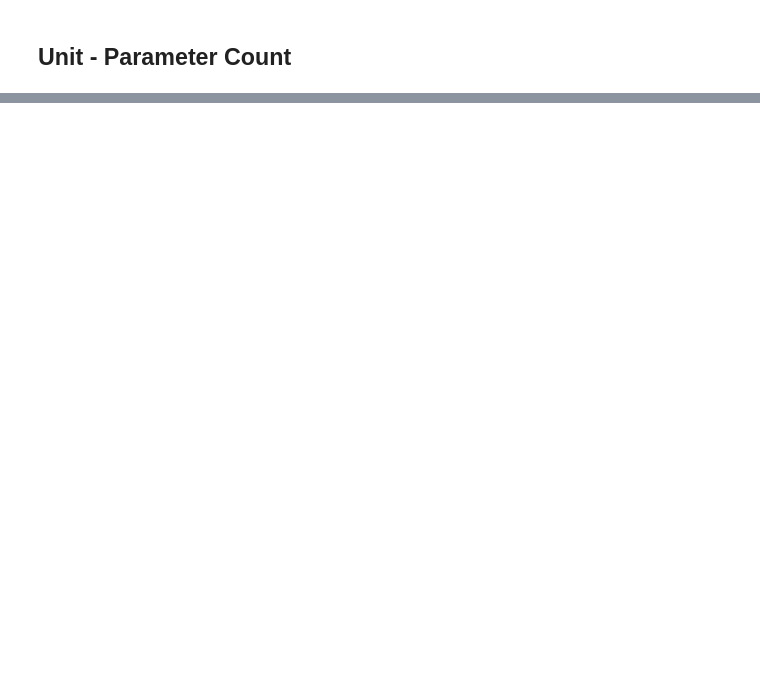
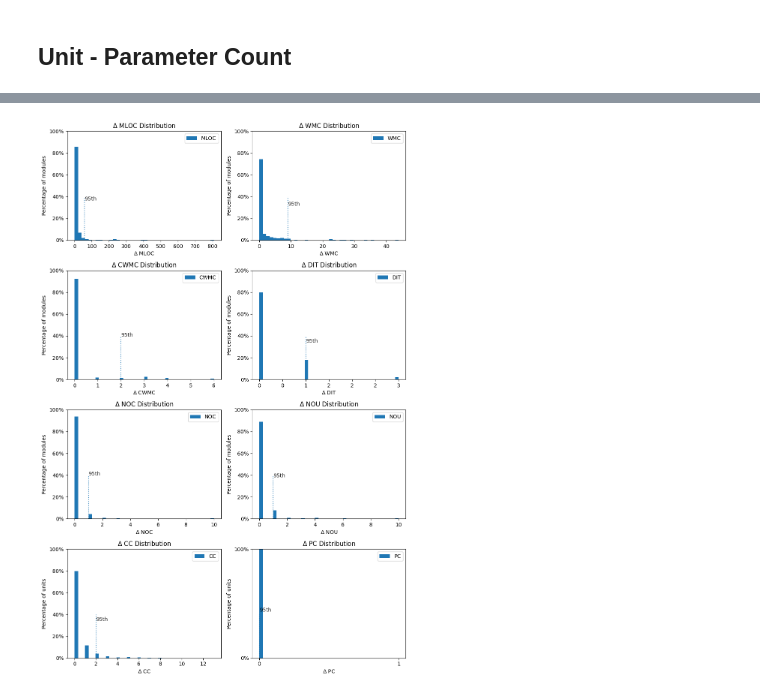
Before and after one commit to MarnickvdA/LAMP-Framework, a Jupyter notebook: evaluation/project-evaluator.ipynb, the cells around one changed output, grey strips where cells are left out. Saved outputs shown, nothing was run; the diff lists cells and outputs as text; code cells hidden in the pictures; blank space fills up the shorter version.

Commit message:
Updated evaluation projects and evaluation script

```diff
--- a/evaluation/project-evaluator.ipynb
+++ b/evaluation/project-evaluator.ipynb
@@ -104,0 +309,3 @@ print(m_mods)
+# %%
+ucol = units.groupby("DeclarableId")[['L_CC', 'L_PC', "L_ULOC"]].sum().reset_index()
+ucol
@@ -104,0 +326,3 @@ print(m_mods)
+# %%
+mcol = methods.groupby("DeclarableId")[['D_CC', 'D_PC', "D_LOC"]].sum().reset_index()
+mcol
@@ -105,3 +343,3 @@ print(m_mods)
 # %%
-m_units = pd.merge(methods, units, on=["DeclarableId"])
-print(m_units)
+m_units = pd.merge(ucol, mcol, on="DeclarableId")
+m_units
@@ -287,30 +764,39 @@ def stats(column):
     print(f"99% = {column.quantile(0.99)}")
 # %%
 import matplotlib.pyplot as plt
+from matplotlib.ticker import PercentFormatter, FormatStrFormatter
 
 figure, axis = plt.subplots(4, 2, figsize=(10, 15))
 plt.locator_params(axis="both", integer=True, tight=True)
 
-def plot(subplot, df, metric: str):
-    y, x, _ = subplot.hist(df[f"DELTA_{metric}"], bins=50, label=[metric])
-    subplot.set(title= fr"$\Delta$ {metric} Distribution", xlabel= fr"$\Delta$ {metric}", ylabel='Count')
+def plot(subplot, df, metric: str, xlim = None, type = "modules"):
+    y, x, _ = subplot.hist(df[f"DELTA_{metric}"], weights=np.ones(len(df[f"DELTA_{metric}"])) / len(df[f"DELTA_{metric}"]), bins=40, label=[metric])
+    subplot.set(title= fr"$\Delta$ {metric} Distribution", xlabel= fr"$\Delta$ {metric}", ylabel=f'Percentage of {type}')
+    subplot.yaxis.set_major_formatter(PercentFormatter(1))
+    subplot.xaxis.set_major_formatter(FormatStrFormatter('%.0f'))
+    subplot.set_ylim([0, 1])
     subplot.legend()
+
+    if xlim is not None:
+        subplot.set_xlim(xlim)
 
     quant_95 = df[f"DELTA_{metric}"].quantile(0.95)
     subplot.axvline(quant_95, alpha=0.8, ymax = 0.4, linestyle = ":")
-    subplot.text(quant_95-0.20, y.max() * 0.425, "95th", size = 10, alpha = 0.85)
+    subplot.text(quant_95, y.max() * 0.425, "95th", size = 10, alpha = 0.85)
 
 plot(axis[0, 0], m, "MLOC")
 plot(axis[0, 1], m, "WMC")
 plot(axis[1, 0], m, "CWMC")
 plot(axis[1, 1], m, "DIT")
 plot(axis[2, 0], m, "NOC")
 plot(axis[2, 1], m, "NOU")
-plot(axis[3, 0], u, "CC")
-plot(axis[3, 1], u, "PC")
+plot(axis[3, 0], u, "CC", type="units")
+plot(axis[3, 1], u, "PC", [-.05,1.05], type="units")
 
 figure.tight_layout()
-figure.savefig(f'images/{project}-distributions.png')
+figure.savefig(f'images/{project}-distributions-percentage.png')
+# %% [output]
+[figure, added]
 # %%
 def get_outliers(df, metric: str):
     outliers = df[df[f"DELTA_{metric}"] >= df[f"DELTA_{metric}"].quantile(0.95)]
```
Also changed, not shown: parts of 57 cells of this notebook, 10 other files.
